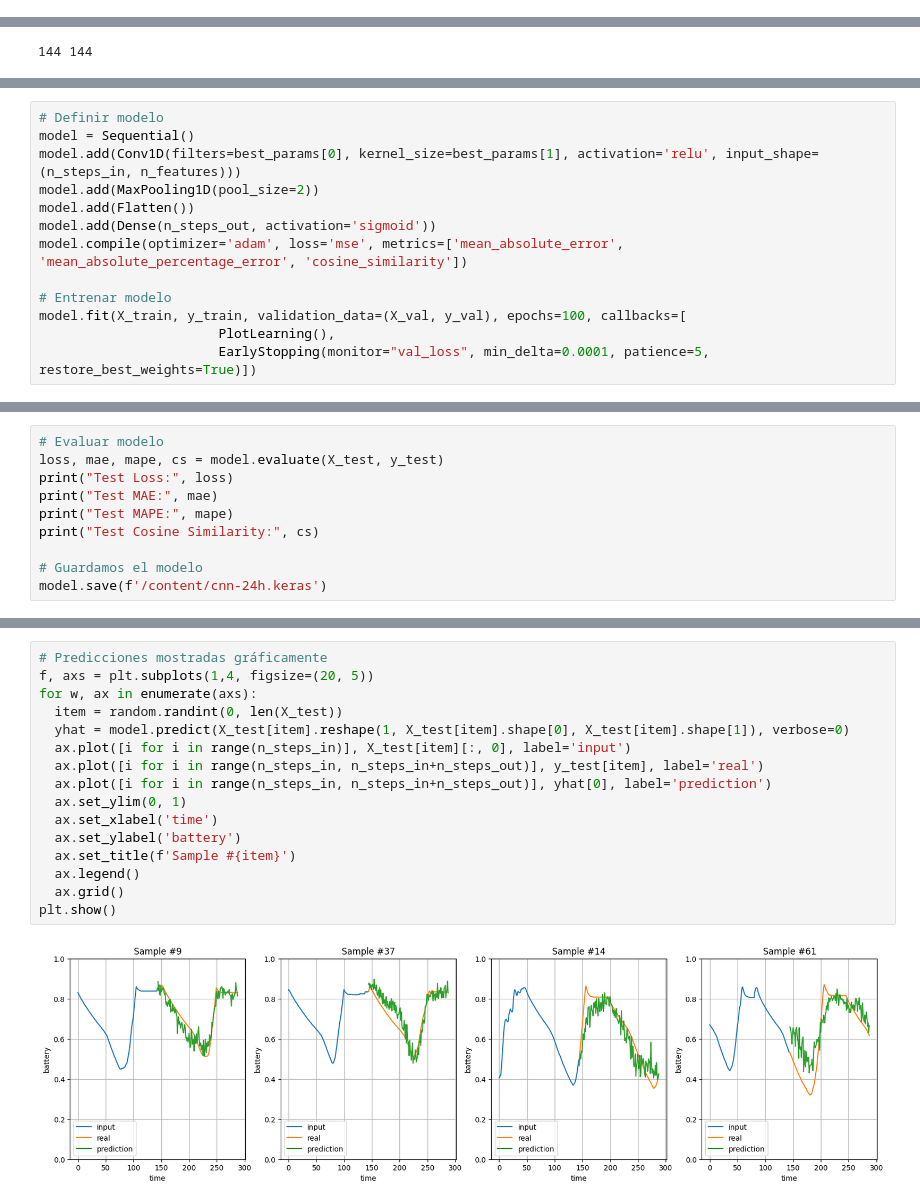
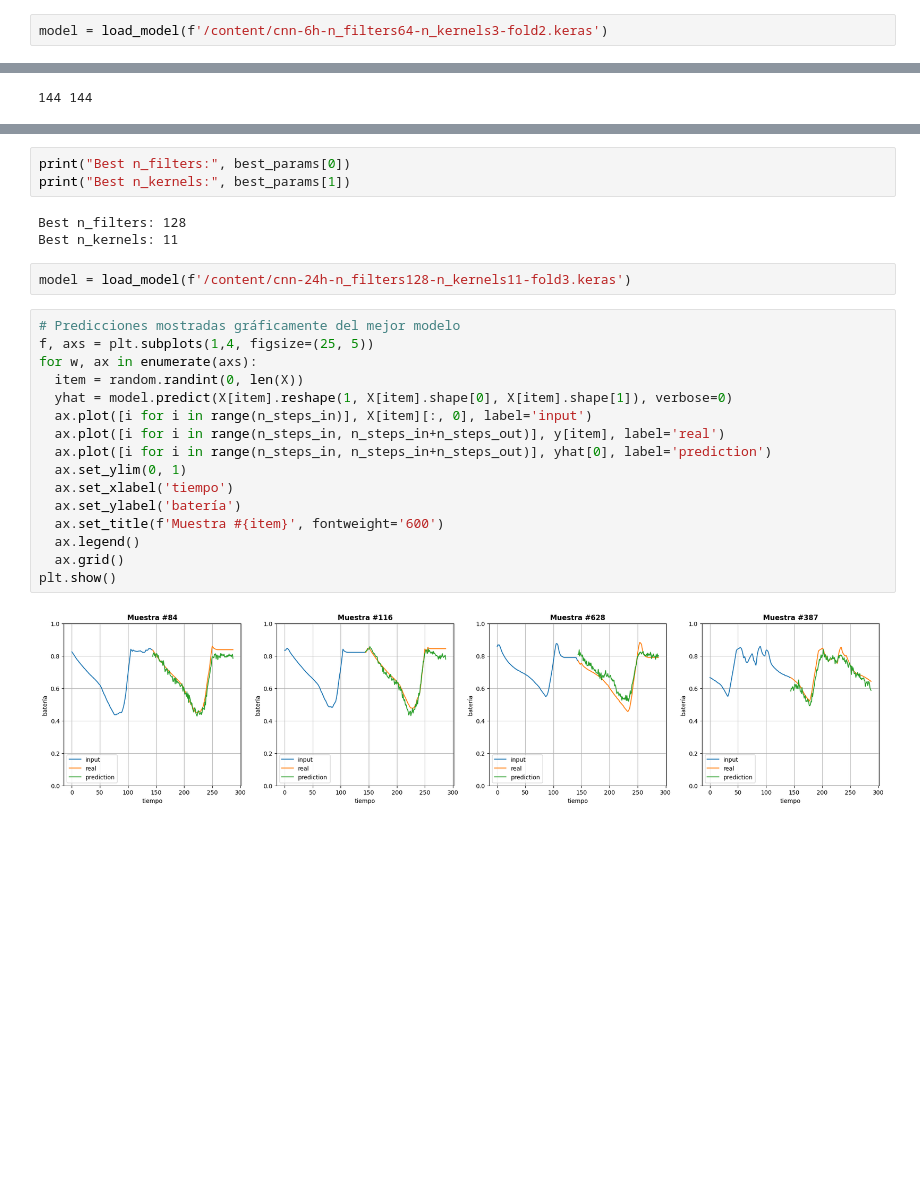
Before and after one commit to alendinez/energy-prediction, a Jupyter notebook: cnn.ipynb, the cells around one changed output, grey strips where cells are left out. Cells and saved outputs as stored; diff of their text form; blank space fills up the shorter version.

```diff
--- a/cnn.ipynb
+++ b/cnn.ipynb
@@ -288 +309,3 @@ Test Cosine Similarity: 0.9941660165786743
+# %%
+model = load_model(f'/content/cnn-6h-n_filters64-n_kernels3-fold2.keras')
 # %%
@@ -321,14 +340 @@ X_test, X_val, y_test, y_val = train_test_split(X_test, y_test, test_size=0.66,
 n_features = X.shape[2]
-# %%
-# Definir modelo
-model = Sequential()
-model.add(Conv1D(filters=best_params[0], kernel_size=best_params[1], activation='relu', input_shape=(n_steps_in, n_features)))
-model.add(MaxPooling1D(pool_size=2))
-model.add(Flatten())
-model.add(Dense(n_steps_out, activation='sigmoid'))
-model.compile(optimizer='adam', loss='mse', metrics=['mean_absolute_error', 'mean_absolute_percentage_error', 'cosine_similarity'])
-
-# Entrenar modelo
-model.fit(X_train, y_train, validation_data=(X_val, y_val), epochs=100, callbacks=[
-                       PlotLearning(),
-                       EarlyStopping(monitor="val_loss", min_delta=0.0001, patience=5, restore_best_weights=True)])
@@ -339,10 +340,0 @@ model.fit(X_train, y_train, validation_data=(X_val, y_val), epochs=100, callback
-# %%
-# Evaluar modelo
-loss, mae, mape, cs = model.evaluate(X_test, y_test)
-print("Test Loss:", loss)
-print("Test MAE:", mae)
-print("Test MAPE:", mape)
-print("Test Cosine Similarity:", cs)
-
-# Guardamos el modelo
-model.save(f'/content/cnn-24h.keras')
@@ -355,18 +424,26 @@ Test Cosine Similarity: 0.9909233450889587
+# %%
+print("Best n_filters:", best_params[0])
+print("Best n_kernels:", best_params[1])
+# %% [output]
+Best n_filters: 128
+Best n_kernels: 11
+# %%
+model = load_model(f'/content/cnn-24h-n_filters128-n_kernels11-fold3.keras')
 # %%
-# Predicciones mostradas gráficamente
-f, axs = plt.subplots(1,4, figsize=(20, 5))
+# Predicciones mostradas gráficamente del mejor modelo
+f, axs = plt.subplots(1,4, figsize=(25, 5))
 for w, ax in enumerate(axs):
-  item = random.randint(0, len(X_test))
-  yhat = model.predict(X_test[item].reshape(1, X_test[item].shape[0], X_test[item].shape[1]), verbose=0)
-  ax.plot([i for i in range(n_steps_in)], X_test[item][:, 0], label='input')
-  ax.plot([i for i in range(n_steps_in, n_steps_in+n_steps_out)], y_test[item], label='real')
+  item = random.randint(0, len(X))
+  yhat = model.predict(X[item].reshape(1, X[item].shape[0], X[item].shape[1]), verbose=0)
+  ax.plot([i for i in range(n_steps_in)], X[item][:, 0], label='input')
+  ax.plot([i for i in range(n_steps_in, n_steps_in+n_steps_out)], y[item], label='real')
   ax.plot([i for i in range(n_steps_in, n_steps_in+n_steps_out)], yhat[0], label='prediction')
   ax.set_ylim(0, 1)
-  ax.set_xlabel('time')
-  ax.set_ylabel('battery')
-  ax.set_title(f'Sample #{item}')
+  ax.set_xlabel('tiempo')
+  ax.set_ylabel('batería')
+  ax.set_title(f'Muestra #{item}', fontweight='600')
   ax.legend()
   ax.grid()
 plt.show()
 # %% [output]
-[figure, old version]
+[figure, new version]
```
Also changed, not shown: parts of 27 cells of this notebook, 22 other files.
